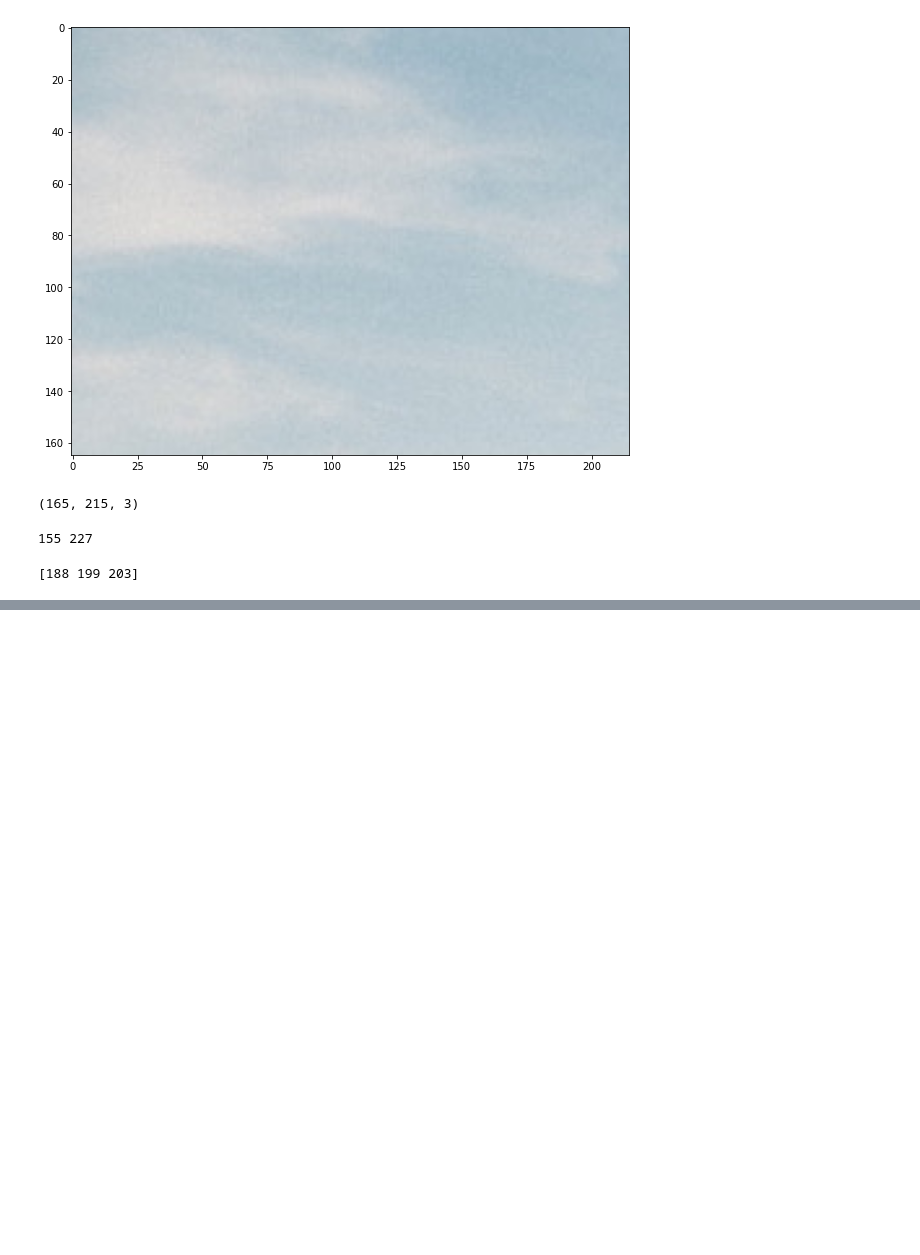
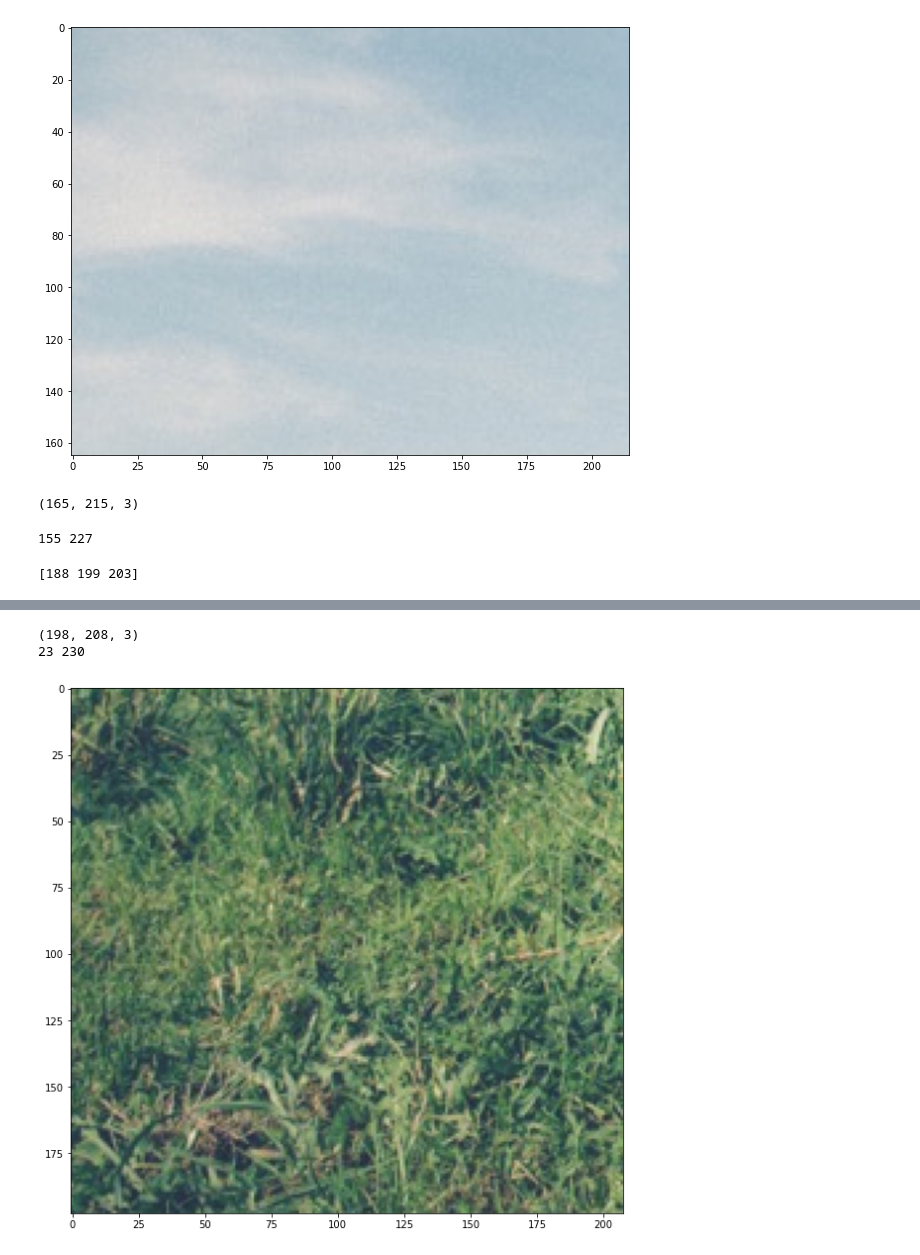
Before and after one commit to dariopenialoza/tp3_SVM, a Jupyter notebook: ej2.ipynb, the cells around one changed output, grey strips where cells are left out. Saved outputs shown, nothing was run; the diff lists cells and outputs as text; code cells hidden in the pictures; blank space fills up the shorter version.

```diff
--- a/ej2.ipynb
+++ b/ej2.ipynb
@@ -27,0 +39,11 @@ print(imagen1[20,20])
+# %%
+pasto = Image.open('pasto.jpg')
+imagen3 = np.array(pasto)
+plt.figure(figsize=(10,20))
+plt.imshow(imagen3)
+print(imagen3.shape)
+print(np.amin(imagen3),np.amax(imagen3))
+# %% [output]
+(198, 208, 3)
+23 230
+[figure, added]
```
Also changed, not shown: parts of 2 cells of this notebook.
